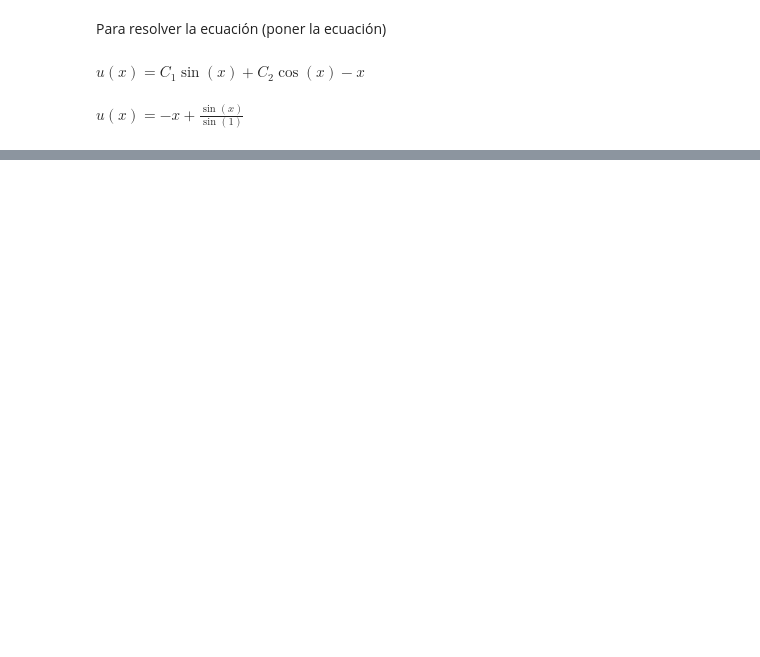
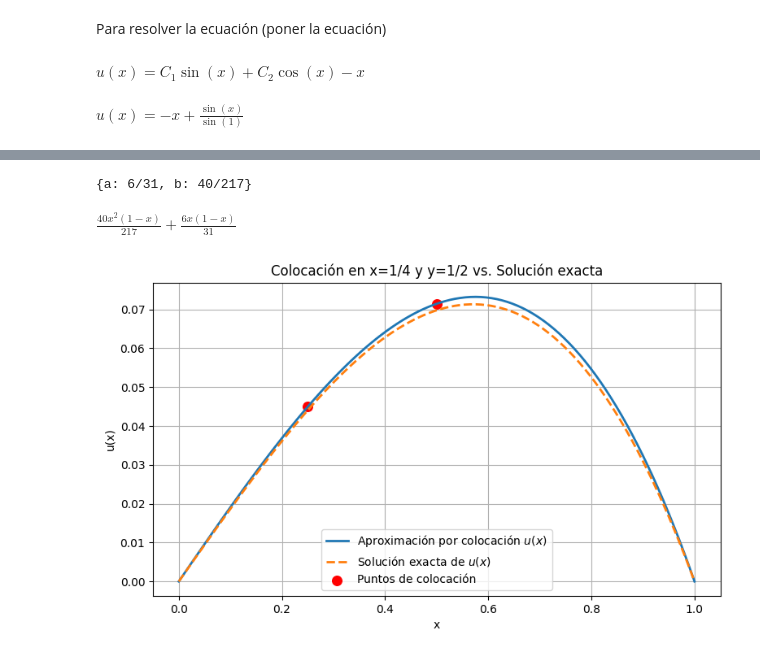
Before and after one commit to LuisManuelCatzoliSoriano/EDP-I, a Jupyter notebook: MétododeC.ipynb, the cells around one changed output, grey strips where cells are left out. Saved outputs shown, nothing was run; the diff lists cells and outputs as text; code cells hidden in the pictures; blank space fills up the shorter version.

```diff
--- a/MétododeC.ipynb
+++ b/MétododeC.ipynb
@@ -22,0 +57,2 @@ $\displaystyle u{\left(x \right)} = - x + \frac{\sin{\left(x \right)}}{\sin{\lef
+# %%
+points=[sp.Rational(1/4), sp.Rational(1,2)]
@@ -22,0 +63,4 @@ $\displaystyle u{\left(x \right)} = - x + \frac{\sin{\left(x \right)}}{\sin{\lef
+# %%
+eqs=[sp.Eq(F.subs(x,p),-p) for p in points]
+
+sol_1=sp.solve(eqs,[a, b])
@@ -22,0 +85,32 @@ $\displaystyle u{\left(x \right)} = - x + \frac{\sin{\left(x \right)}}{\sin{\lef
+# %%
+sol_1
+# %% [output]
+{a: 6/31, b: 40/217}
+# %%
+u_approx=u_n.subs(sol_1)
+# %%
+u_approx
+# %% [output]
+$\displaystyle \frac{40 x^{2} \left(1 - x\right)}{217} + \frac{6 x \left(1 - x\right)}{31}$
+# %%
+u_approx_fn=sp.lambdify(x,u_approx,"numpy")
+# %%
+xx=np.linspace(0,1,100)
+yy = u_num(xx)
+
+plt.figure(figsize=(9, 5))
+plt.plot(xx, u_approx_fn(xx), label="Aproximación por colocación $u(x)$", linewidth=2)
+plt.plot(xx,yy, "--", label="Solución exacta de $u(x)$", linewidth=2)
+
+plt.scatter([0.25,0.5], u_approx_fn(np.array([0.25,0.5])),
+            color="red", s=70, label="Puntos de colocación")
+
+
+plt.title('Colocación en x=1/4 y y=1/2 vs. Solución exacta')
+plt.xlabel('x')
+plt.ylabel('u(x)')
+plt.grid(True)
+plt.legend()
+plt.show()
+# %% [output]
+[figure, added]
```
Also changed, not shown: parts of 9 cells of this notebook.
